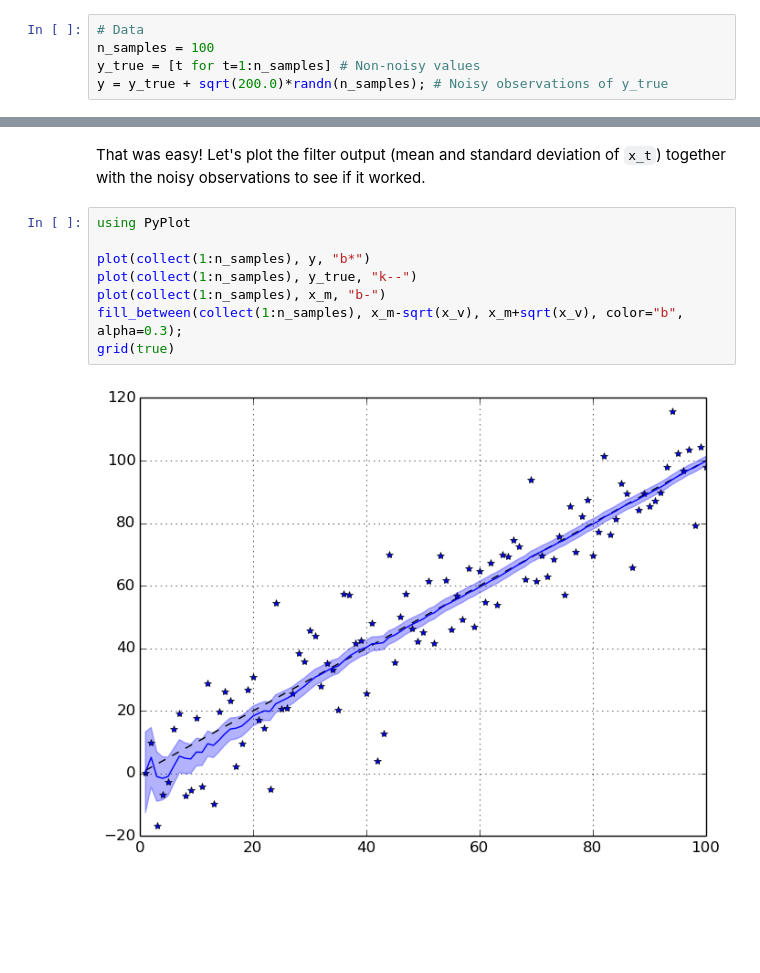
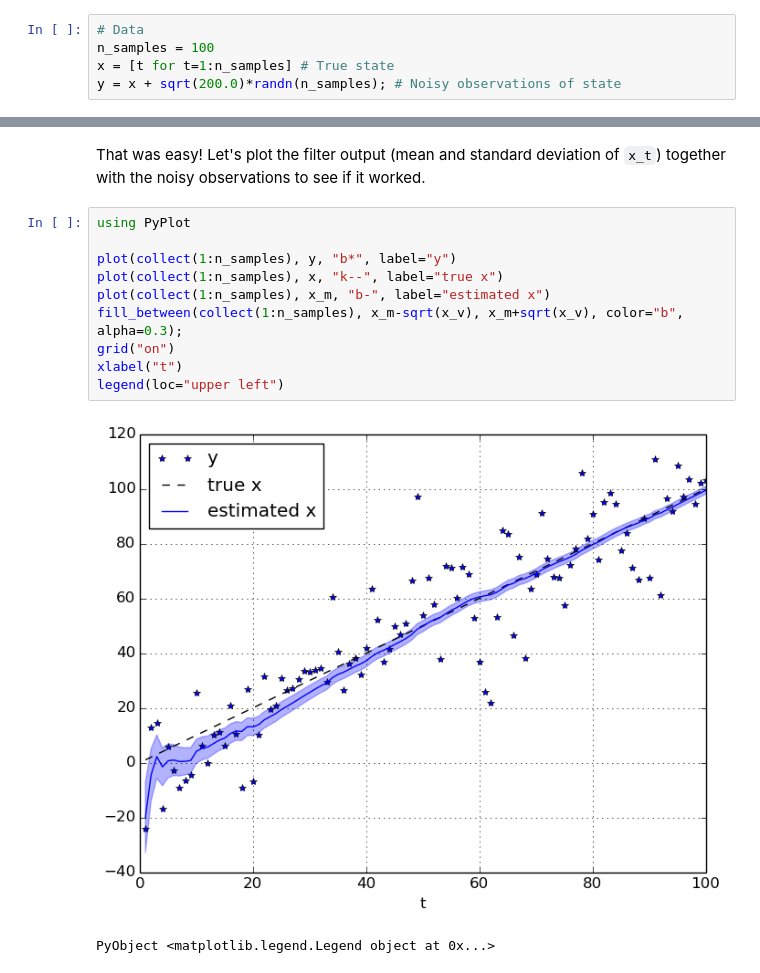
Before and after one commit to biaslab/ForneyLab.jl, a Jupyter notebook: demo/04_simple_kalman.ipynb, the cells around one changed output, grey strips where cells are left out. Saved outputs shown, nothing was run; the diff lists cells and outputs as text; blank space fills up the shorter version.

```diff
--- a/demo/04_simple_kalman.ipynb
+++ b/demo/04_simple_kalman.ipynb
@@ -86,8 +87,8 @@ Now we will generate some toy data
 # %%
 # Data
 n_samples = 100
-y_true = [t for t=1:n_samples] # Non-noisy values
-y = y_true + sqrt(200.0)*randn(n_samples); # Noisy observations of y_true
+x = [t for t=1:n_samples] # True state
+y = x + sqrt(200.0)*randn(n_samples); # Noisy observations of state
 # %% [markdown]
 All set. Now we apply the filter by recurively applying the forward algorithm to the data.
 # %%
@@ -116,10 +123,13 @@ Let's plot the filter output (mean and standard deviation of `x_t`) together wit
 # %%
 using PyPlot
 
-plot(collect(1:n_samples), y, "b*")
-plot(collect(1:n_samples), y_true, "k--")
-plot(collect(1:n_samples), x_m, "b-")
+plot(collect(1:n_samples), y, "b*", label="y")
+plot(collect(1:n_samples), x, "k--", label="true x")
+plot(collect(1:n_samples), x_m, "b-", label="estimated x")
 fill_between(collect(1:n_samples), x_m-sqrt(x_v), x_m+sqrt(x_v), color="b", alpha=0.3);
-grid(true)
+grid("on")
+xlabel("t")
+legend(loc="upper left")
 # %% [output]
-[figure, old version]
+[figure, new version]
+PyObject <matplotlib.legend.Legend object at 0x...>
```
Also changed, not shown: parts of 4 cells of this notebook, 5 other files.
